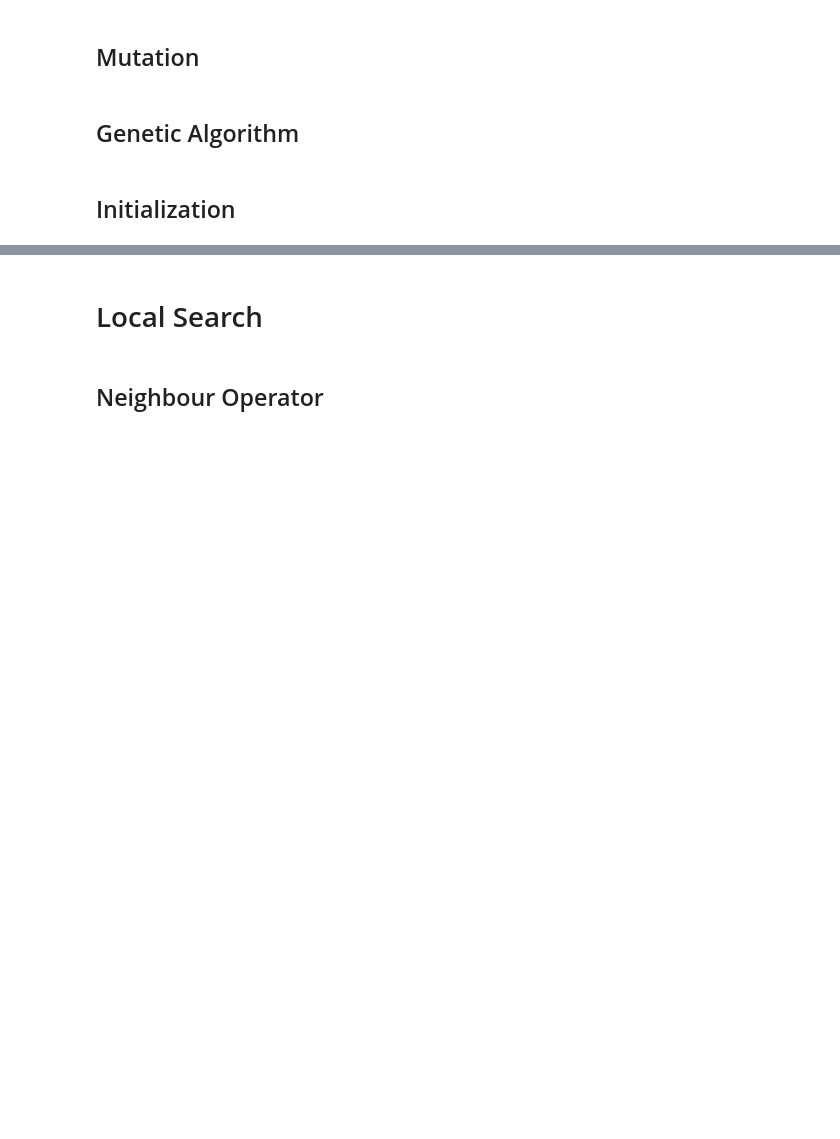
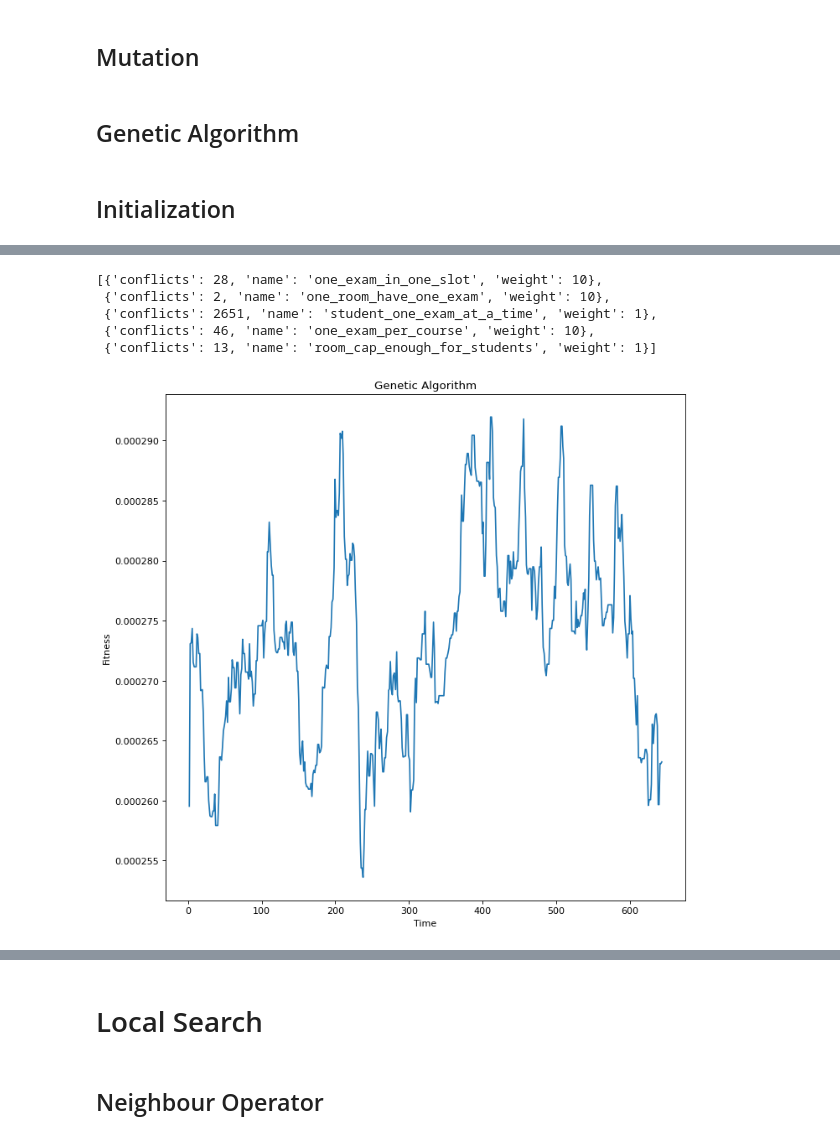
Before and after one commit to hunzlahmalik/exam-scheduler, a Jupyter notebook: src/exam_scheduler.ipynb, the cells around one changed output, grey strips where cells are left out. Cells and saved outputs as stored; diff of their text form; code cells hidden in the pictures; blank space fills up the shorter version.

```diff
--- a/src/exam_scheduler.ipynb
+++ b/src/exam_scheduler.ipynb
@@ -632,2 +716,34 @@ def mutate(chromosome):
+# %%
+def alter_chromosome(chromosome):
+    '''
+    In Altering Chromosome we have two choices
+    Delete some random gene from it
+    OR
+    Make a whole new Chromosome
+    '''
+
+    if rnd.randint(0, 1):  # True, Delete randome gene
+        chromosome = np.delete(
+            chromosome.genes, rnd.randint(0, chromosome.size()-1))
+    else:  # False, Make a new Chromosome
+        chromosome = Chromosome()
+
+    return chromosome
+# %%
+def mutate(chromosome, mutate_fields):
+    '''
+    Mutating the Chromosome
+    Using random to generate True and False,
+      if it is True, then alter the gene at the random index
+      if False, then alter the whole Chromosome
+    '''
+
+    if rnd.randint(0, 1):  # True, alter a gene
+        rndidx = rnd.randint(0, chromosome.size()-1)  # picking random index
+        chromosome.genes[rndidx] = alter_gene(chromosome.genes[rndidx], mutate_fields)
+    else:  # False, alter the chromosome
+        chromosome = alter_chromosome(chromosome)
+
+    return chromosome
 # %% [markdown]
 ## Genetic Algorithm
@@ -649,0 +820,3 @@ worst
+# %%
+bestsolution, geneticfitness = GeneticAlgorithm(iter=500, checkiter=100)
+bestsolution
@@ -650,2 +842,8 @@ worst
 # %%
-worst.detailfitness
+bestsolution.detailfitness
+# %% [output]
+[{'conflicts': 28, 'name': 'one_exam_in_one_slot', 'weight': 10},
+ {'conflicts': 2, 'name': 'one_room_have_one_exam', 'weight': 10},
+ {'conflicts': 2651, 'name': 'student_one_exam_at_a_time', 'weight': 1},
+ {'conflicts': 46, 'name': 'one_exam_per_course', 'weight': 10},
+ {'conflicts': 13, 'name': 'room_cap_enough_for_students', 'weight': 1}]
@@ -660,0 +850,11 @@ table
+# %%
+# printing time vs the fitness for Genetic Algorithm
+geneticfitness = np.array(geneticfitness)
+plt.figure(figsize=(10, 10), dpi=80)
+plt.title("Genetic Algorithm")
+plt.xlabel("Time")
+plt.ylabel("Fitness")
+plt.plot(geneticfitness[:, 0], geneticfitness[:, 1])
+plt.show()
+# %% [output]
+[figure, added]
```
Also changed, not shown: parts of 39 cells of this notebook, 9 other files.
